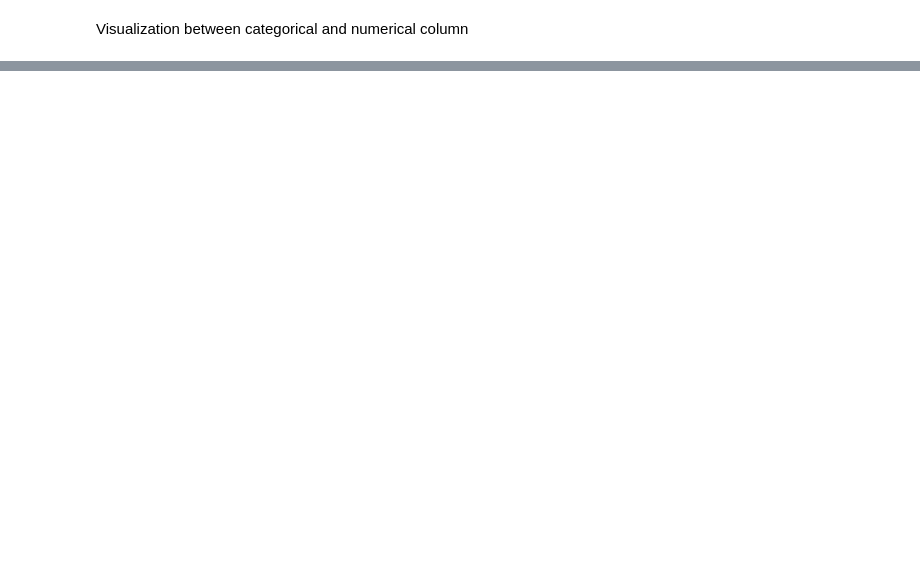
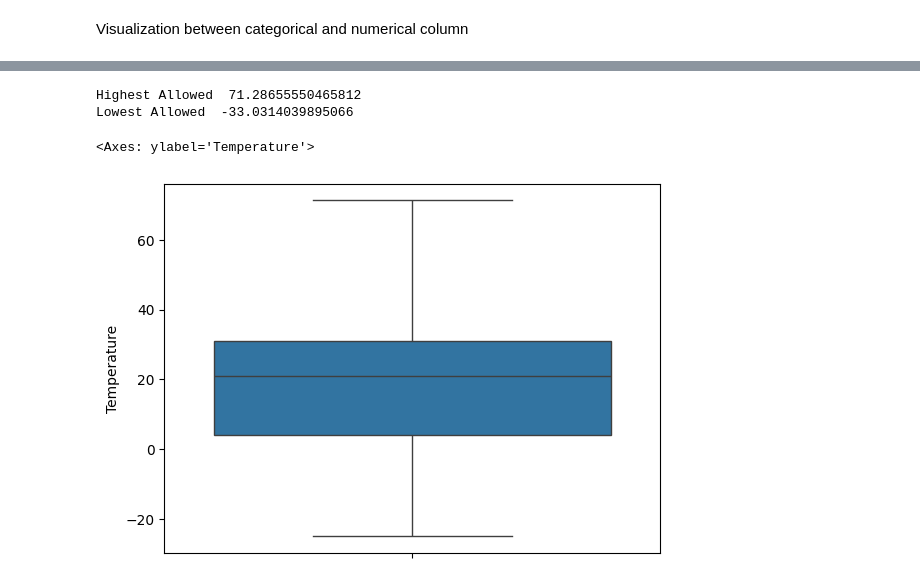
Before and after one commit to Karan-Chauhan19/Weather-Type-Classification, a Jupyter notebook: Notebook/eda.ipynb, the cells around one changed output, grey strips where cells are left out. Saved outputs shown, nothing was run; the diff lists cells and outputs as text; code cells hidden in the pictures; blank space fills up the shorter version.

```diff
--- a/Notebook/eda.ipynb
+++ b/Notebook/eda.ipynb
@@ -260,0 +252,20 @@ Visualization between categorical and numerical column
+# %%
+#For Temperature column
+print("Highest Allowed ",df['Temperature'].mean()+3*df['Temperature'].std())
+print("Lowest Allowed ",df['Temperature'].mean()-3*df['Temperature'].std())
+# %% [output]
+Highest Allowed  71.28655550465812
+Lowest Allowed  -33.0314039895066
+# %%
+#Replace Outliers in temperature column with highest allowed and lowest allowed(Caping method)
+upper_limit = df['Temperature'].mean() + 3*df['Temperature'].std()
+lower_limit = df['Temperature'].mean() - 3*df['Temperature'].std()
+df['Temperature'] = np.where(df['Temperature']>upper_limit,upper_limit
+                             ,np.where(df['Temperature']<lower_limit,lower_limit,df['Temperature']))
+# %%
+df['Temperature'].max()
+df['Temperature'].min()
+sns.boxplot(df['Temperature'])
+# %% [output]
+<Axes: ylabel='Temperature'>
+[figure, added]
```
Also changed, not shown: parts of 13 cells of this notebook.
